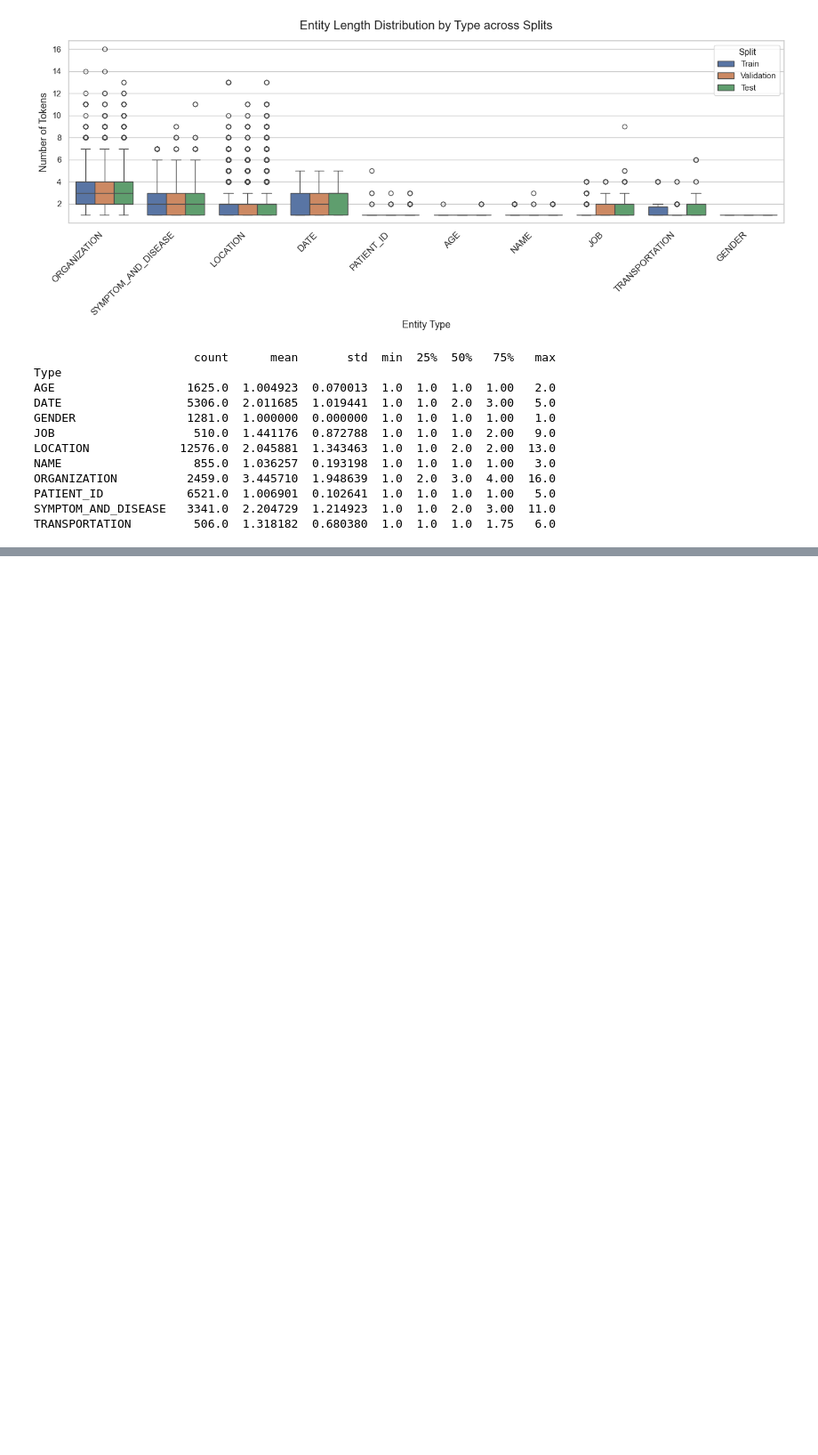
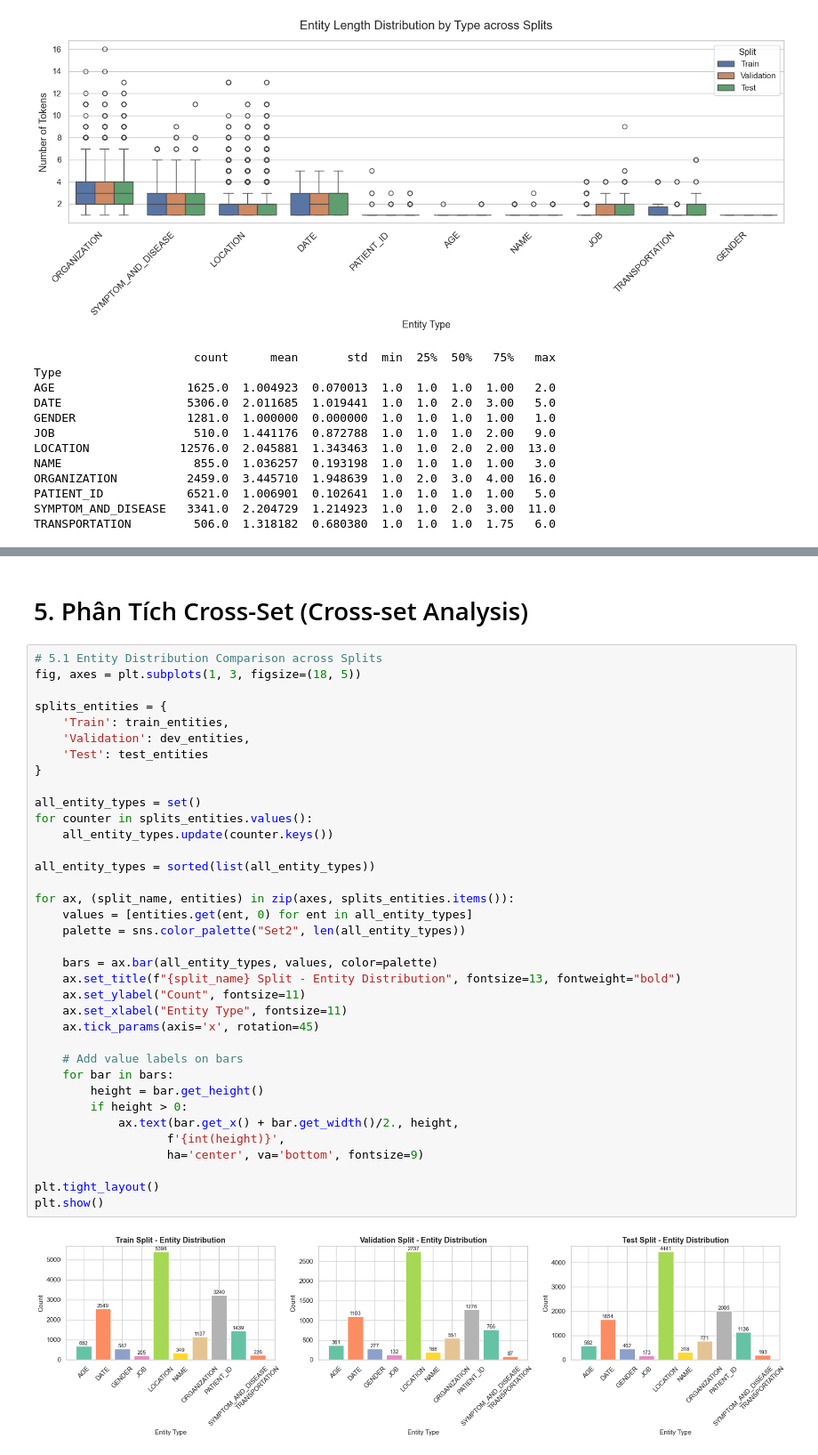
Before and after one commit to DionHoang/DEEPLEARNING, a Jupyter notebook: notebook/eda.ipynb, the cells around one changed output, grey strips where cells are left out. Shown at 89% size. Drawn from its saved outputs; the diff is of its cells as text; blank space fills up the shorter version.

```diff
--- a/notebook/eda.ipynb
+++ b/notebook/eda.ipynb
@@ -246,0 +357,40 @@ TRANSPORTATION         506.0  1.318182  0.680380  1.0  1.0  1.0  1.75   6.0
+# %% [markdown]
+# 5. Phân Tích Cross-Set (Cross-set Analysis)
+# %%
+# 5.1 Entity Distribution Comparison across Splits
+fig, axes = plt.subplots(1, 3, figsize=(18, 5))
+
+splits_entities = {
+    'Train': train_entities,
+    'Validation': dev_entities,
+    'Test': test_entities
+}
+
+all_entity_types = set()
+for counter in splits_entities.values():
+    all_entity_types.update(counter.keys())
+
+all_entity_types = sorted(list(all_entity_types))
+
+for ax, (split_name, entities) in zip(axes, splits_entities.items()):
+    values = [entities.get(ent, 0) for ent in all_entity_types]
+    palette = sns.color_palette("Set2", len(all_entity_types))
+
+    bars = ax.bar(all_entity_types, values, color=palette)
+    ax.set_title(f"{split_name} Split - Entity Distribution", fontsize=13, fontweight="bold")
+    ax.set_ylabel("Count", fontsize=11)
+    ax.set_xlabel("Entity Type", fontsize=11)
+    ax.tick_params(axis='x', rotation=45)
+
+    # Add value labels on bars
+    for bar in bars:
+        height = bar.get_height()
+        if height > 0:
+            ax.text(bar.get_x() + bar.get_width()/2., height,
+                   f'{int(height)}',
+                   ha='center', va='bottom', fontsize=9)
+
+plt.tight_layout()
+plt.show()
+# %% [output]
+[figure, added]
```
Also changed, not shown: parts of 21 cells of this notebook.
